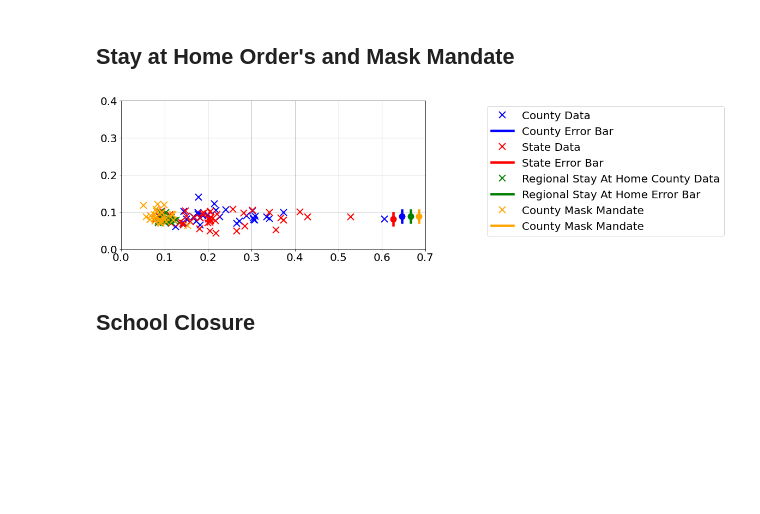
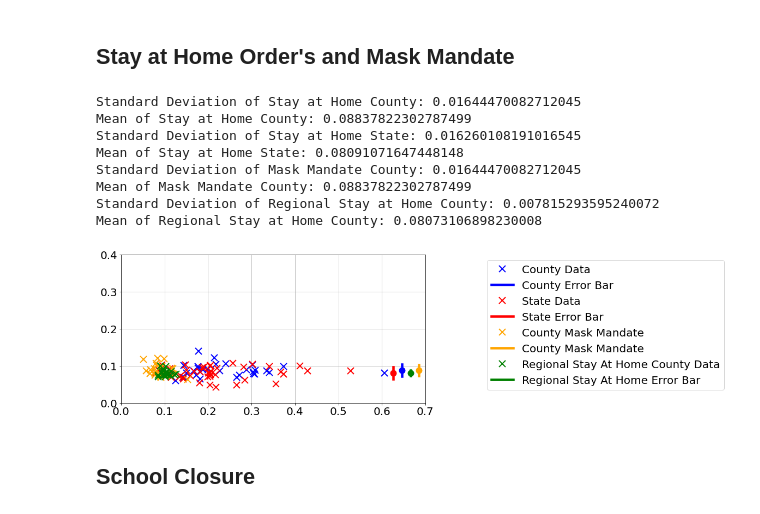
Before and after one commit to holiday-pettijohn/COVID-Tracking-Biola-Summer, a Jupyter notebook: Code/State and County Measures.ipynb, the cells around one changed output. Cells and saved outputs as stored; diff of their text form; code cells hidden in the pictures; blank space fills up the shorter version.

```diff
--- a/Code/State and County Measures.ipynb
+++ b/Code/State and County Measures.ipynb
@@ -1105,10 +1105,13 @@ std=np.std(bAC)
 ys = (mean - std ) / (.4)
 yb = (mean + std ) / (.4)
 
+
 #Plotting the County Data Bar
 plt.axvline(x=np.max(bBC)+0.04, ymin = ysC, ymax = ybC, label = 'County Error Bar', color = 'blue', linewidth = 4.5)
 ax.plot(np.max(bBC) +0.04, mean, 'bo', markersize = 11)
 
+print("Standard Deviation of Stay at Home County:", np.std(bAC))
+print("Mean of Stay at Home County:", np.mean(bAC))
 
 #Getting and Plotting State Data
 bBS, bAS =  getBetaDistribution("Stay at Home Order")
@@ -1123,54 +1126,70 @@ ybS = (meanS + stdS ) / (.4)
 plt.axvline(x=np.max(bBC)+0.02, ymin = ysS, ymax = ybS, color = 'red', label = 'State Error Bar', linewidth=4.5)
 ax.plot(np.max(bBC)+0.02, meanS, 'ro', markersize = 11)
 
+print("Standard Deviation of Stay at Home State:", np.std(bAS))
+print("Mean of Stay at Home State:", np.mean(bAS))
+
+
+#Getting and Plotting Mask Mandate
+bBM, bAM = getBetaDistribution("Mask Mandate", county = True ,exact = True)
+ax.plot(bBM,bAM, 'x', label = 'County Mask Mandate', color = 'orange', markersize = 12, markeredgewidth = 2)
+
+mean=np.mean(bAM)
+std=np.std(bAM)
+ys = (mean - std ) / (.4)
+yb = (mean + std ) / (.4)
+
+#Plotting Mask Mandate Bar
+plt.axvline(x=np.max(bBC)+0.08, ymin = ys, ymax = yb, label = 'County Mask Mandate', color = 'orange', linewidth = 4.5)
+ax.plot(np.max(bBC) +0.08, mean, 'o', color = 'orange', markersize = 11)
+
+print("Standard Deviation of Mask Mandate County:", np.std(bAC))
+print("Mean of Mask Mandate County:", np.mean(bAC))
+
 
 #Getting and Plotting Regional County Data
-bB, bA = getBetaDistribution("Regional Stay at Home Order", county = True ,exact = True)
-ax.plot(bB,bA, 'x', label = 'Regional Stay At Home County Data', color = 'green', markersize = 12, markeredgewidth = 2)
+bBR, bAR = getBetaDistribution("Regional Stay at Home Order", county = True ,exact = True)
+ax.plot(bBR,bAR, 'x', label = 'Regional Stay At Home County Data', color = 'green', markersize = 12, markeredgewidth = 2)
 
-mean=np.mean(bAC)
-std=np.std(bAC)
+mean=np.mean(bAR)
+std=np.std(bAR)
 ys = (mean - std ) / (.4)
 yb = (mean + std ) / (.4)
 
 #Plotting the Regional County Bar
 plt.axvline(x=np.max(bBC)+0.06, ymin = ys, ymax = yb, label = 'Regional Stay At Home Error Bar', color = 'green', linewidth=4.5)
 ax.plot(np.max(bBC) +0.06, mean, 'go', markersize = 11)
 
-
-
-#Getting and Plotting Mask Mandate
-bB, bA = getBetaDistribution("Mask Mandate", county = True ,exact = True)
-ax.plot(bB,bA, 'x', label = 'County Mask Mandate', color = 'orange', markersize = 12, markeredgewidth = 2)
-
-mean=np.mean(bAC)
-std=np.std(bAC)
-ys = (mean - std ) / (.4)
-yb = (mean + std ) / (.4)
-
-#Plotting Mask Mandate Bar
-plt.axvline(x=np.max(bBC)+0.08, ymin = ys, ymax = yb, label = 'County Mask Mandate', color = 'orange', linewidth = 4.5)
-ax.plot(np.max(bBC) +0.08, mean, 'o', color = 'orange', markersize = 11)
+print("Standard Deviation of Regional Stay at Home County:", np.std(bAR))
+print("Mean of Regional Stay at Home County:", np.mean(bAR))
 
 
 #Customizing the Figure
 #ax.set_title("Stay at Home Order", fontsize = 30)
 #ax.set_xlabel("Beta Before", fontsize = 20)
 #ax.set_ylabel("Beta After", fontsize = 20)
 plt.rc('xtick', labelsize=20)
 plt.rc('ytick', labelsize=20)
 ax.legend(fontsize = 20, bbox_to_anchor=(2, 1))
 ax.grid()
 #ax.set_xlim(0,np.max(bBC)+0.1)
 #ax.set_ylim(0,np.max(bBC)+0.1)
 
 ax.set_ylim(0,0.4)
 ax.set_xlim(0,0.7)
 #figsize=(hw,hw*(yrange/xrange)
 
 plt.savefig("../Figures/Stay at Home Order Comparing Counties and States.svg", dpi=200, facecolor='w', edgecolor='w',orientation='portrait', format="svg",transparent=False, bbox_inches=None, pad_inches=0.1, metadata=None)
 # %% [output]
+Standard Deviation of Stay at Home County: 0.01644470082712045
+Mean of Stay at Home County: 0.08837822302787499
+Standard Deviation of Stay at Home State: 0.016260108191016545
+Mean of Stay at Home State: 0.08091071647448148
+Standard Deviation of Mask Mandate County: 0.01644470082712045
+Mean of Mask Mandate County: 0.08837822302787499
+Standard Deviation of Regional Stay at Home County: 0.007815293595240072
+Mean of Regional Stay at Home County: 0.08073106898230008
-[figure, old version]
+[figure, new version]
 # %% [markdown]
 ## School Closure
 # %%
```
Also changed, not shown: 4 other files.
